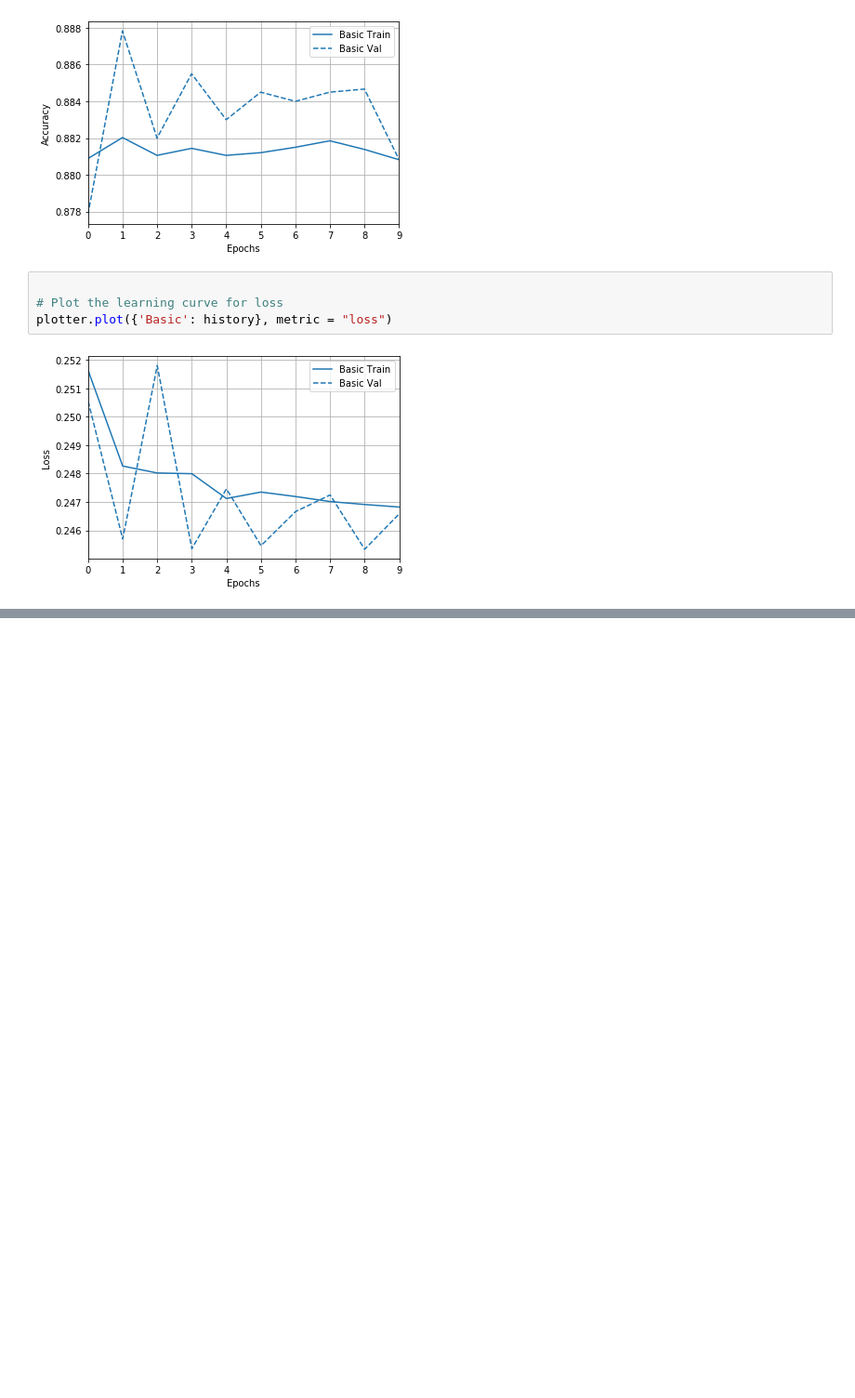
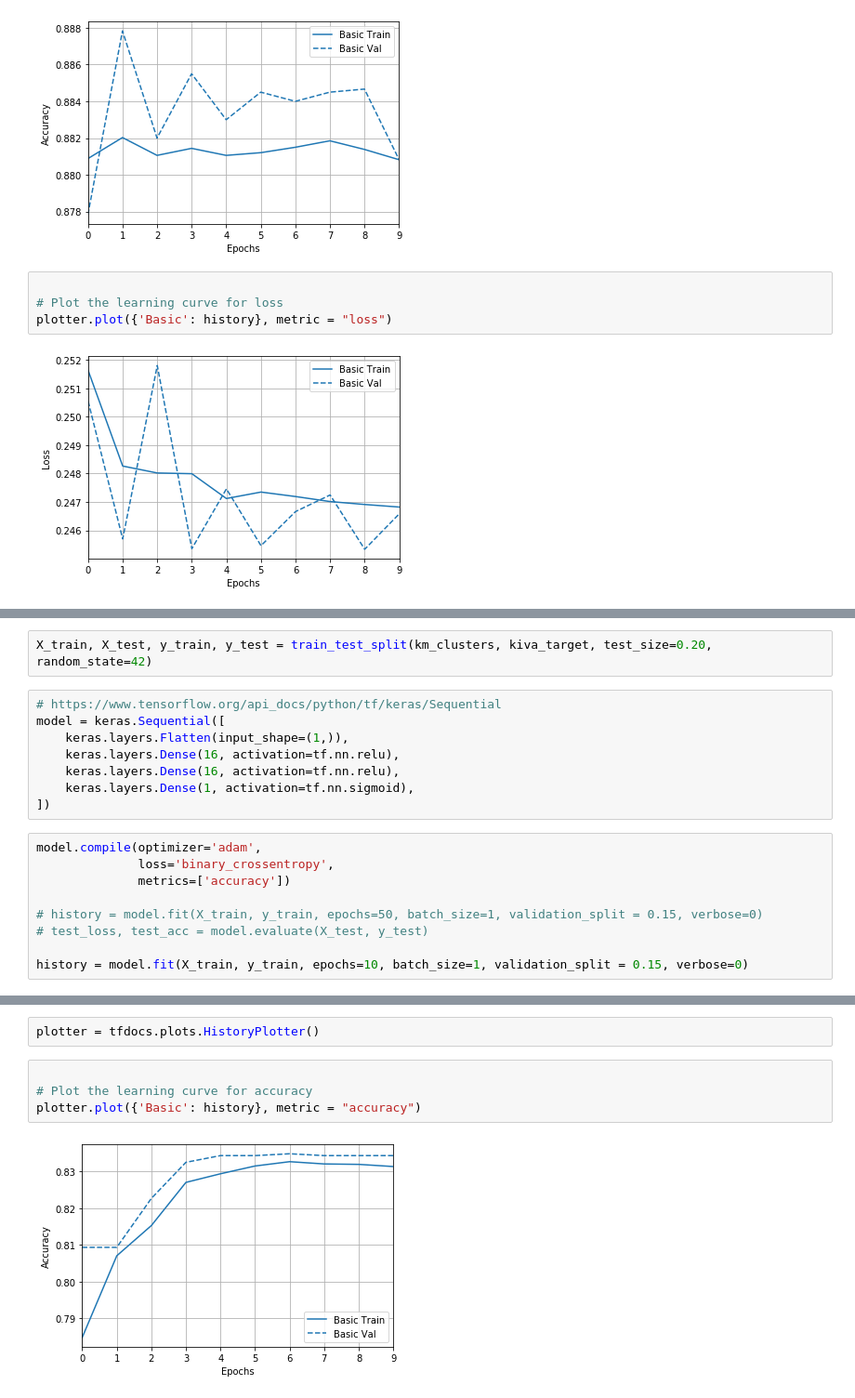
Before and after one commit to lizkalina/cs-7641-unsupervised-learning, a Jupyter notebook: unsupervised_learning_runner.ipynb, the cells around one changed output, grey strips where cells are left out. Shown at 93% size. Cells and saved outputs as stored; diff of their text form; blank space fills up the shorter version.

```diff
--- a/unsupervised_learning_runner.ipynb
+++ b/unsupervised_learning_runner.ipynb
@@ -1450,0 +1604,19 @@ plotter.plot({'Basic': history}, metric = "loss")
+# %%
+X_train, X_test, y_train, y_test = train_test_split(km_clusters, kiva_target, test_size=0.20, random_state=42)
+# %%
+# https://www.tensorflow.org/api_docs/python/tf/keras/Sequential
+model = keras.Sequential([
+    keras.layers.Flatten(input_shape=(1,)),
+    keras.layers.Dense(16, activation=tf.nn.relu),
+    keras.layers.Dense(16, activation=tf.nn.relu),
+    keras.layers.Dense(1, activation=tf.nn.sigmoid),
+])
+# %%
+model.compile(optimizer='adam',
+              loss='binary_crossentropy',
+              metrics=['accuracy'])
+
+# history = model.fit(X_train, y_train, epochs=50, batch_size=1, validation_split = 0.15, verbose=0)
+# test_loss, test_acc = model.evaluate(X_test, y_test)
+
+history = model.fit(X_train, y_train, epochs=10, batch_size=1, validation_split = 0.15, verbose=0)
@@ -1450,0 +1641,8 @@ plotter.plot({'Basic': history}, metric = "loss")
+# %%
+plotter = tfdocs.plots.HistoryPlotter()
+# %%
+
+# Plot the learning curve for accuracy
+plotter.plot({'Basic': history}, metric = "accuracy")
+# %% [output]
+[figure, added]
```
Also changed, not shown: parts of 39 cells of this notebook, 1 other file.
